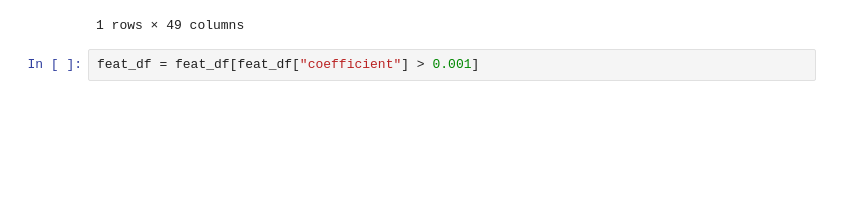
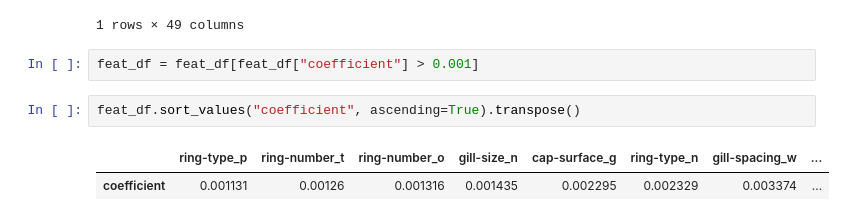
Before and after one commit to aslanok/machineLearningProjects, a Jupyter notebook: decisionTreeProblems/gradientBoost.ipynb, the cells around one changed output. Drawn from its saved outputs; the diff is of its cells as text; blank space fills up the shorter version.

```diff
--- a/decisionTreeProblems/gradientBoost.ipynb
+++ b/decisionTreeProblems/gradientBoost.ipynb
@@ -81,3 +81,8 @@ feat_df.sort_values("coefficient", ascending=True).transpose()
 1 rows × 49 columns
 # %%
 feat_df = feat_df[feat_df["coefficient"] > 0.001]
+# %%
+feat_df.sort_values("coefficient", ascending=True).transpose()
+# %% [output]
+|  | ring-type_p | ring-number_t | ring-number_o | gill-size_n | cap-surface_g | ring-type_n | gill-spacing_w | ... |
+| coefficient | 0.001131 | 0.00126 | 0.001316 | 0.001435 | 0.002295 | 0.002329 | 0.003374 | ... |
```
Also changed, not shown: parts of 1 cell of this notebook, 4 other files.
